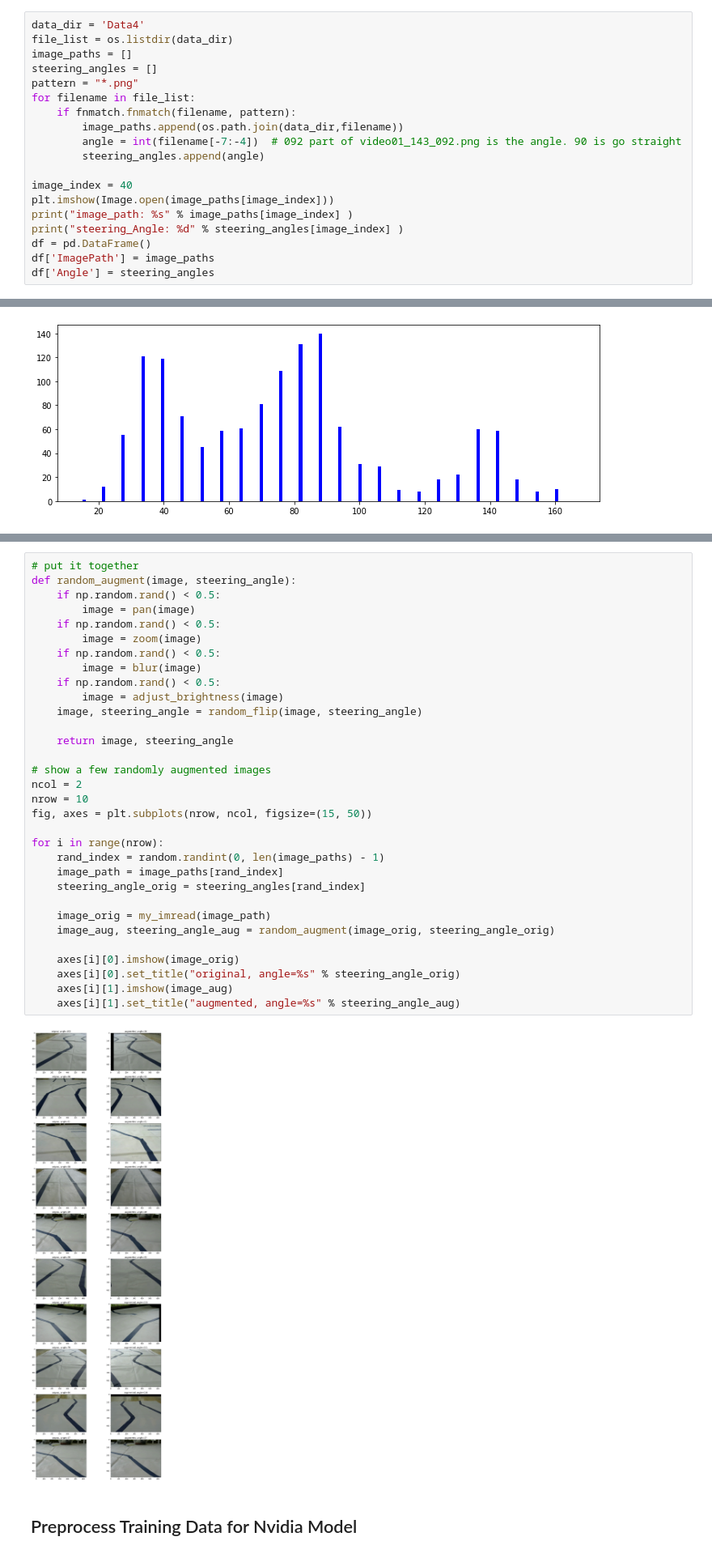
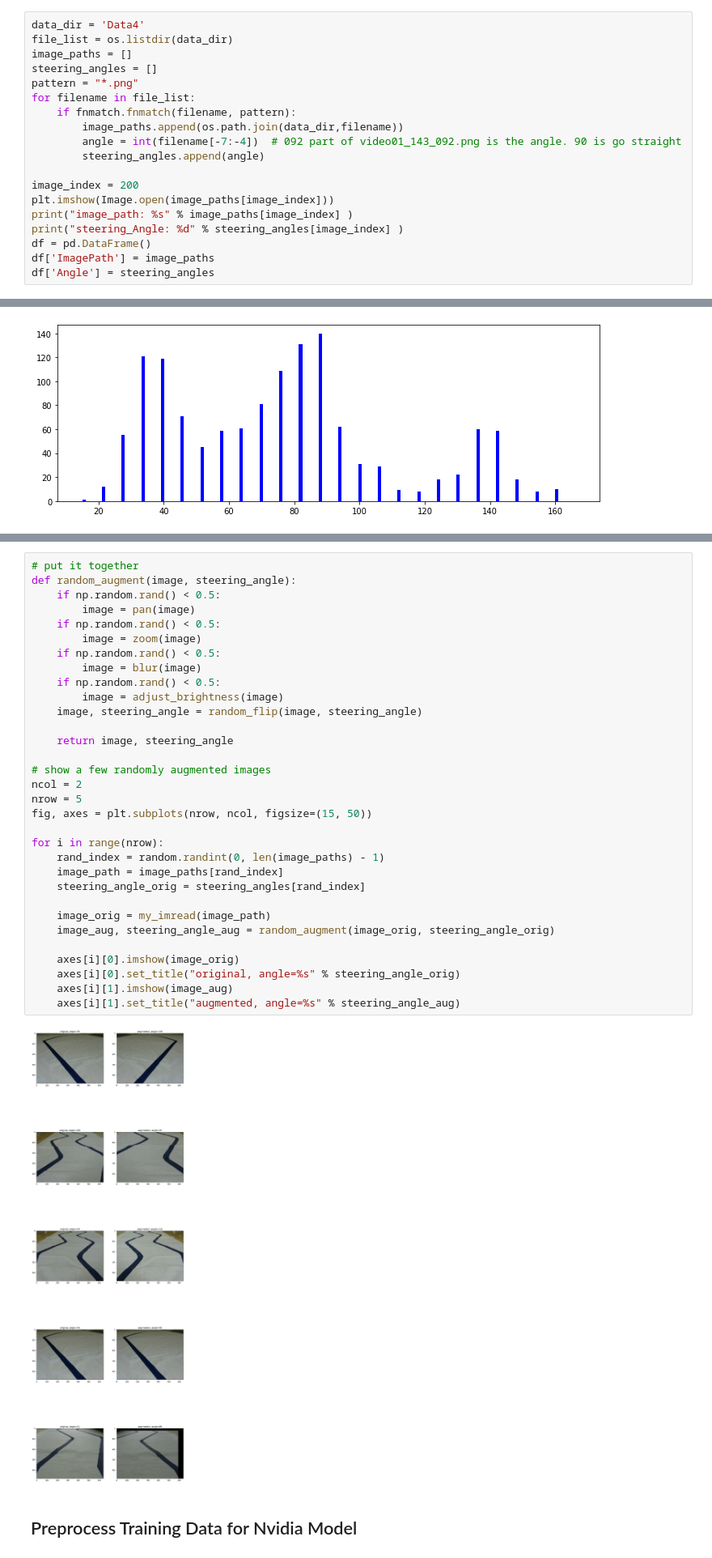
Before and after one commit to tanvuong3952/CNN_SelfDrivingCar, a Jupyter notebook: Model/selfdrivingcar_training_model.ipynb, the cells around one changed output, grey strips where cells are left out. Shown at 81% size. Saved outputs shown, nothing was run; the diff lists cells and outputs as text.

```diff
--- a/Model/selfdrivingcar_training_model.ipynb
+++ b/Model/selfdrivingcar_training_model.ipynb
@@ -74,7 +74,7 @@ for filename in file_list:
         angle = int(filename[-7:-4])  # 092 part of video01_143_092.png is the angle. 90 is go straight
         steering_angles.append(angle)
 
-image_index = 40
+image_index = 200
 plt.imshow(Image.open(image_paths[image_index]))
 print("image_path: %s" % image_paths[image_index] )
 print("steering_Angle: %d" % steering_angles[image_index] )
@@ -216,35 +216,35 @@ Text(0.5, 1.0, 'flipped, angle=147')
 def random_augment(image, steering_angle):
     if np.random.rand() < 0.5:
         image = pan(image)
     if np.random.rand() < 0.5:
         image = zoom(image)
     if np.random.rand() < 0.5:
         image = blur(image)
     if np.random.rand() < 0.5:
         image = adjust_brightness(image)
     image, steering_angle = random_flip(image, steering_angle)
 
     return image, steering_angle
 
 # show a few randomly augmented images
 ncol = 2
-nrow = 10
+nrow = 5
 fig, axes = plt.subplots(nrow, ncol, figsize=(15, 50))
 
 for i in range(nrow):
     rand_index = random.randint(0, len(image_paths) - 1)
     image_path = image_paths[rand_index]
     steering_angle_orig = steering_angles[rand_index]
 
     image_orig = my_imread(image_path)
     image_aug, steering_angle_aug = random_augment(image_orig, steering_angle_orig)
 
     axes[i][0].imshow(image_orig)
     axes[i][0].set_title("original, angle=%s" % steering_angle_orig)
     axes[i][1].imshow(image_aug)
     axes[i][1].set_title("augmented, angle=%s" % steering_angle_aug)
 # %% [output]
-[figure, old version]
+[figure, new version]
 # %% [markdown]
 ## Preprocess Training Data for Nvidia Model
 # %%
```
Also changed, not shown: parts of 15 cells of this notebook.
